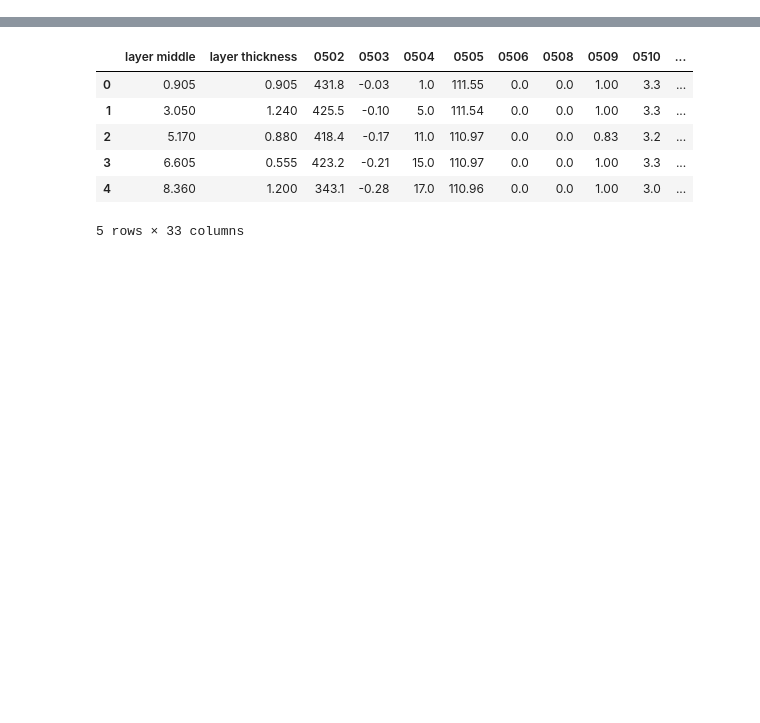
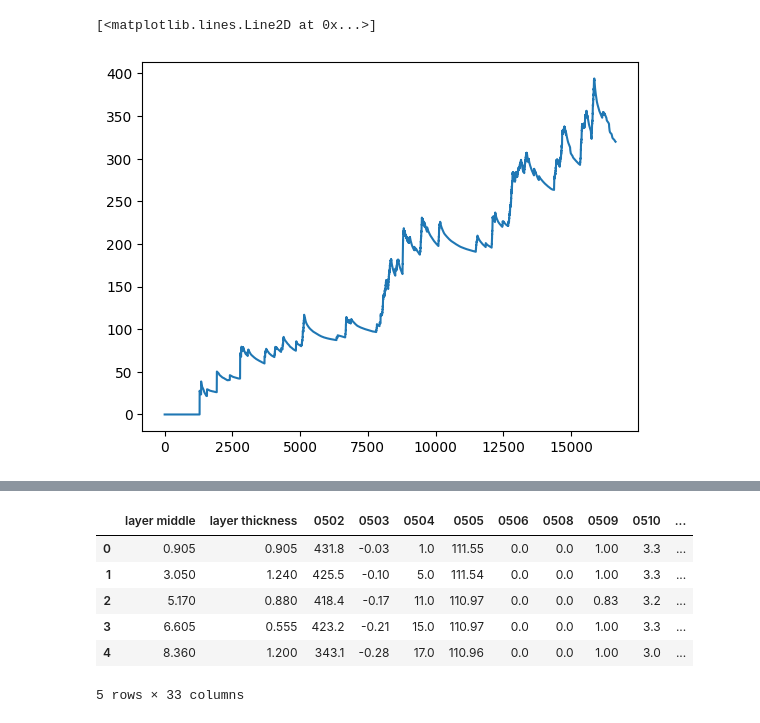
Before and after one commit to tjmorrison/UAC-Snowpack, a Jupyter notebook: Layer_tracking/pro_parser.ipynb, the cells around one changed output, grey strips where cells are left out. Drawn from its saved outputs; the diff is of its cells as text; code cells hidden in the pictures; blank space fills up the shorter version.

```diff
--- a/Layer_tracking/pro_parser.ipynb
+++ b/Layer_tracking/pro_parser.ipynb
@@ -7,3 +11,10 @@ import snowpat.snowpackreader as spr
 #Read snowpack pro data from path
 pro_path = "/Users/travismorrison/Documents/GitHub/UAC-Snowpack/Validation_profiles/ATH201_10_05_2024_03_27_2025.pro"
 pro = spr.readPRO(pro_path)
+# %%
+sh = pro.get_var('0514')
+ht = pro.get_var('0501')
+id = pro.get_var('0504')
+rcl = pro.get_var('0606')
+# all available dates
+dates = pro.get_all_dates()
@@ -9,0 +58,11 @@ pro = spr.readPRO(pro_path)
+# %%
+
+
+hst = np.zeros(len(ht))
+for ii in range(len(ht)):
+    hst[ii] = np.max(ht[ii])
+
+plt.plot(hst)
+# %% [output]
+[<matplotlib.lines.Line2D at 0x...>]
+[figure, added]
```
Also changed, not shown: parts of 13 cells of this notebook, 38 other files.
